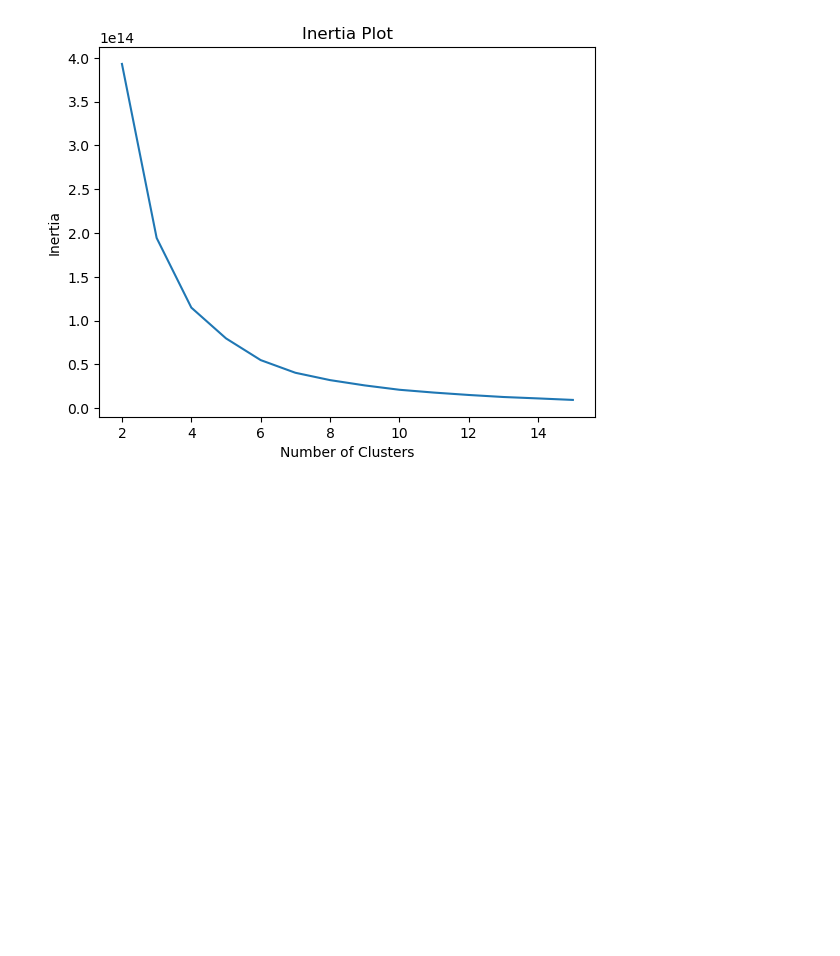
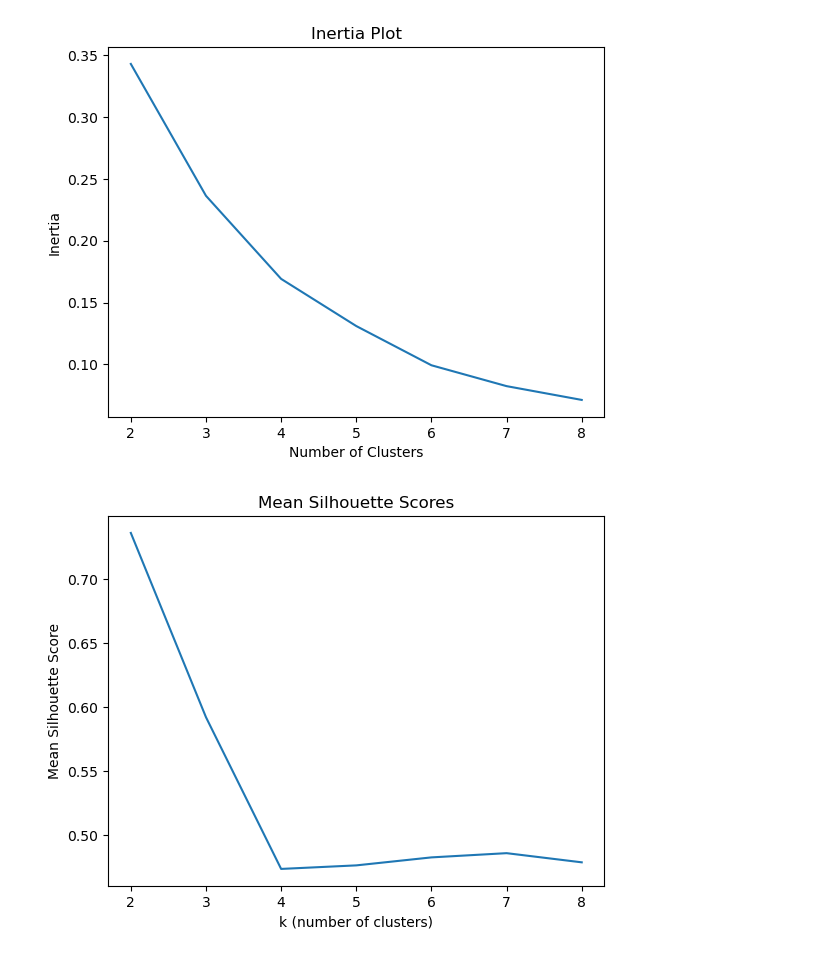
Before and after one commit to jren0/GDS-Final-Project, a Jupyter notebook: kmeans_features.ipynb, the cells around one changed output. Cells and saved outputs as stored; diff of their text form; code cells hidden in the pictures; blank space fills up the shorter version.

```diff
--- a/kmeans_features.ipynb
+++ b/kmeans_features.ipynb
@@ -119,6 +177,9 @@ com_train_df = avg_features(com_train_df)
 res_train_df = encode_and_fill(res_train_df)
 res_train_df = avg_features(res_train_df)
 
+com_train_df = normalize_data(com_train_df)
+res_train_df = normalize_data(res_train_df)
+
 y_com_train = np.array(com_train_df['site_eui']).reshape(-1,1)
 X_com_train = com_train_df.drop(columns=['site_eui', 'id'])
 y_res_train = np.array(res_train_df['site_eui']).reshape(-1,1)
@@ -126,7 +187,7 @@ X_res_train = res_train_df.drop(columns=['site_eui', 'id'])
 # %%
 ### KMEANS FOR COMMERCIAL ###
 
-plot_inertia(X_com_train)
+plot_inertia_and_sil(com_train_df)
 
 # Dictionary with num_clusters as keys and rf_score lists as values
 rf_scores_com = dict()
@@ -137,6 +198,15 @@ for k in range(2,9):
     rf_scores = rf_cluster(com_df_clus,k)
     rf_scores_com[k] = rf_scores
 
+    # Plot centroids
+    if (k in [2,3,4]):
+        plot_centroids(kmeans_model.cluster_centers_)
+        print(kmeans_model.cluster_centers_)
+
+        # Plot floor area and energy star rating with cluster hue
+        sns.scatterplot(com_df_clus,x='floor_area',y='energy_star_rating',hue='cluster')
+        plt.show()
+
 for k in rf_scores_com.keys():
     print("RF scores with", k, "clusters:")
     print(rf_scores_com[k])
@@ -166,20 +252,29 @@ RF scores with 8 clusters:
 # %%
 ### KMEANS FOR RESIDENTIAL ###
 
-plot_inertia(X_res_train)
+plot_inertia_and_sil(res_train_df)
 
 # Dictionary with num_clusters as keys and rf_score lists as values
 rf_scores_res = dict()
 
 # Run kmeans and random forest
 for k in range(2,9):
-    kmeans_model, com_df_clus = k_means(k,com_train_df)
-    rf_scores = rf_cluster(com_df_clus,k)
+    kmeans_model, res_df_clus = k_means(k,res_train_df)
+    rf_scores = rf_cluster(res_df_clus,k)
     rf_scores_res[k] = rf_scores
+
+    # Plot centroids
+    if (k in [2,3,4]):
+        plot_centroids(kmeans_model.cluster_centers_)
+
+        # Plot floor area and energy star rating with cluster hue
+        sns.scatterplot(res_df_clus,x='floor_area',y='energy_star_rating',hue='cluster')
+        plt.show()
 
 for k in rf_scores_res.keys():
     print("RF scores with", k, "clusters:")
     print(rf_scores_res[k])
     print()
 # %% [output]
-[figure, old version]
+[figure, new version]
+[figure, added]
```
Also changed, not shown: parts of 4 cells of this notebook.
